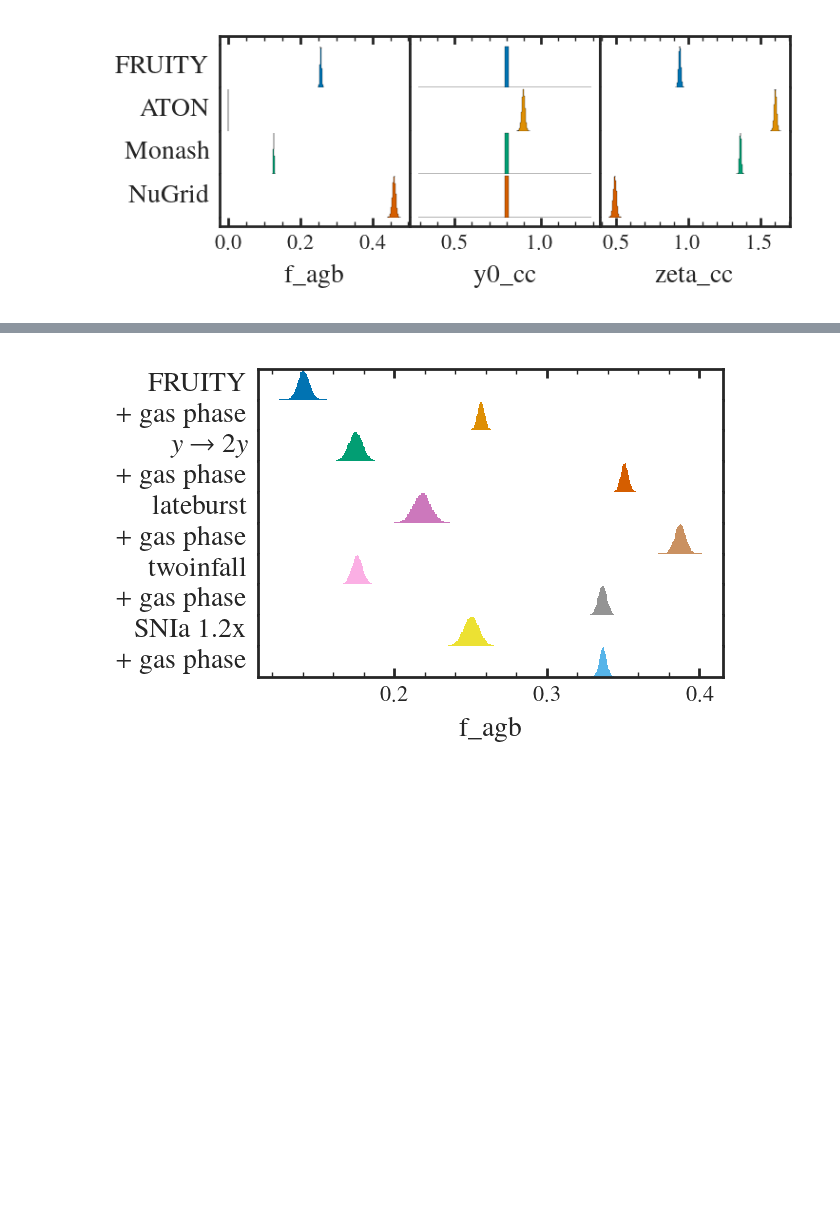
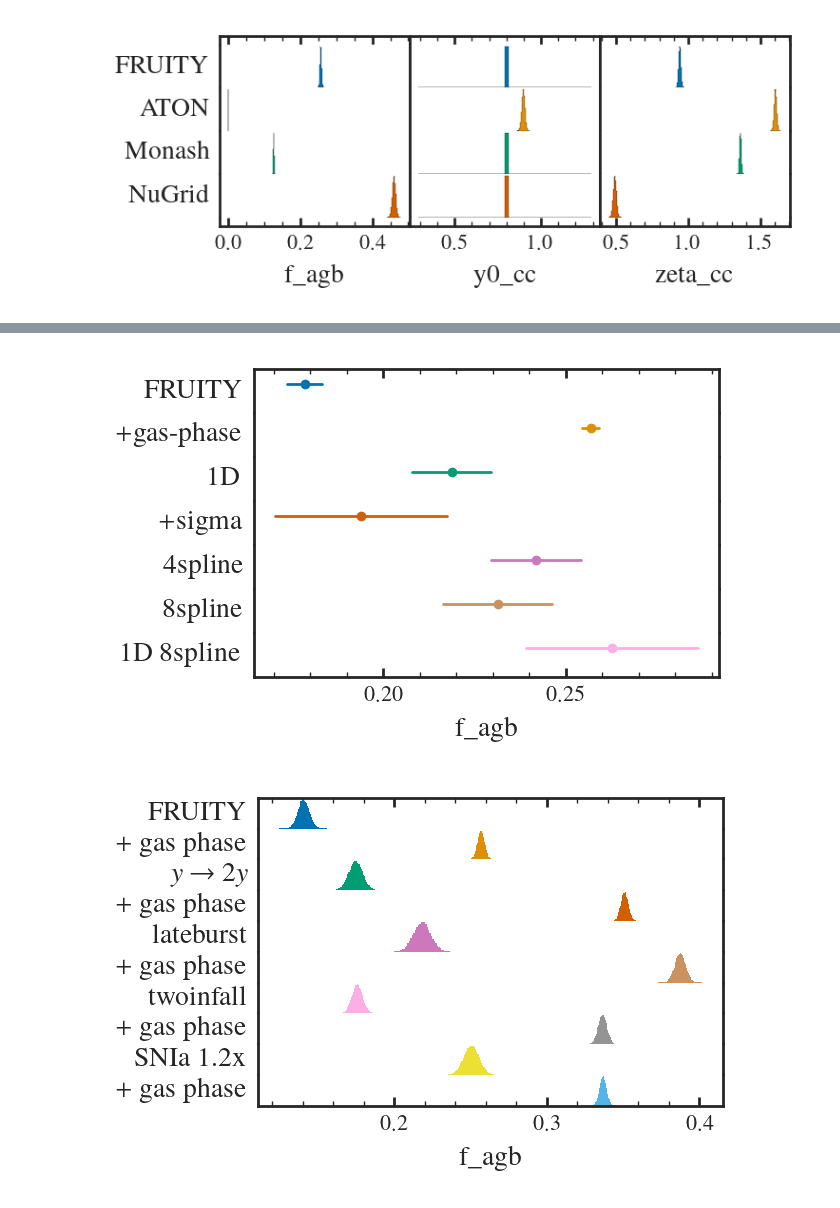
Before and after one commit to aeyobd/surp, a Jupyter notebook: carbon_paper/mcmc_results.ipynb, the cells around one changed output, grey strips where cells are left out. Drawn from its saved outputs; the diff is of its cells as text; code cells hidden in the pictures; blank space fills up the shorter version.

```diff
--- a/carbon_paper/mcmc_results.ipynb
+++ b/carbon_paper/mcmc_results.ipynb
@@ -258,6 +260,44 @@ def compare_param_hists(results, plot_labels, var, colors=arya.COLORS, kwargs={}
 
         hide_y_decorations(ax)
         plt.ylim(-0.1)
+# %%
+def compare_param_scatter(results, plot_labels, var, colors=arya.COLORS, kwargs={}):
+    Nr = len(plot_labels)
+    fig, axs = plt.subplots(Nr, 1, figsize=(3, 2), sharex="col", gridspec_kw={"hspace": 0})
+
+    for i, (key, label) in enumerate(plot_labels.items()):
+        ax = axs[i]
+        plt.sca(ax)
+
+        if key == "hline":
+            hline_axis(axs[i])
+            continue
+
+        kwargs_i = kwargs.get(key, {"color": colors[i % len(colors)]})
+
+        result = results[key]
+        l, m, h = np.quantile(result.samples[var], [0.16, 0.5, 0.84])
+        plt.scatter(m, 0, **kwargs_i)
+        plt.plot([l, h], [0, 0], **kwargs_i)
+
+        # plt.hist(result.samples[var], lw=1, density=True, **kwargs_i)
+        plt.ylabel(label, rotation=0, ha="right", va="center")
+
+        if i == 0:
+            # top axis
+            ax.spines[['bottom']].set_visible(False)
+            ax.tick_params(axis='x',  bottom=False, which="both")
+        elif i == Nr - 1:
+            # bottom axis
+            ax.spines[['top']].set_visible(False)
+            ax.tick_params(axis='x',  top=False, which="both")
+            plt.xlabel(var)
+        else:
+            # middle axis
+            hide_x_decorations(ax)
+
+        hide_y_decorations(ax)
+        plt.ylim(-0.1)
 # %%
 def set_size(w,h, ax=None):
     """ w, h: width, height in inches """
@@ -469,3 +514,7 @@ compare_param_hists(results, plot_labels, "f_agb")
+# %%
+compare_param_scatter(results, plot_labels, "f_agb")
+# %% [output]
+[figure, added]
 # %%
 plot_labels = {
     "fiducial": r"FRUITY",
```
Also changed, not shown: parts of 10 cells of this notebook, 9 other files.
